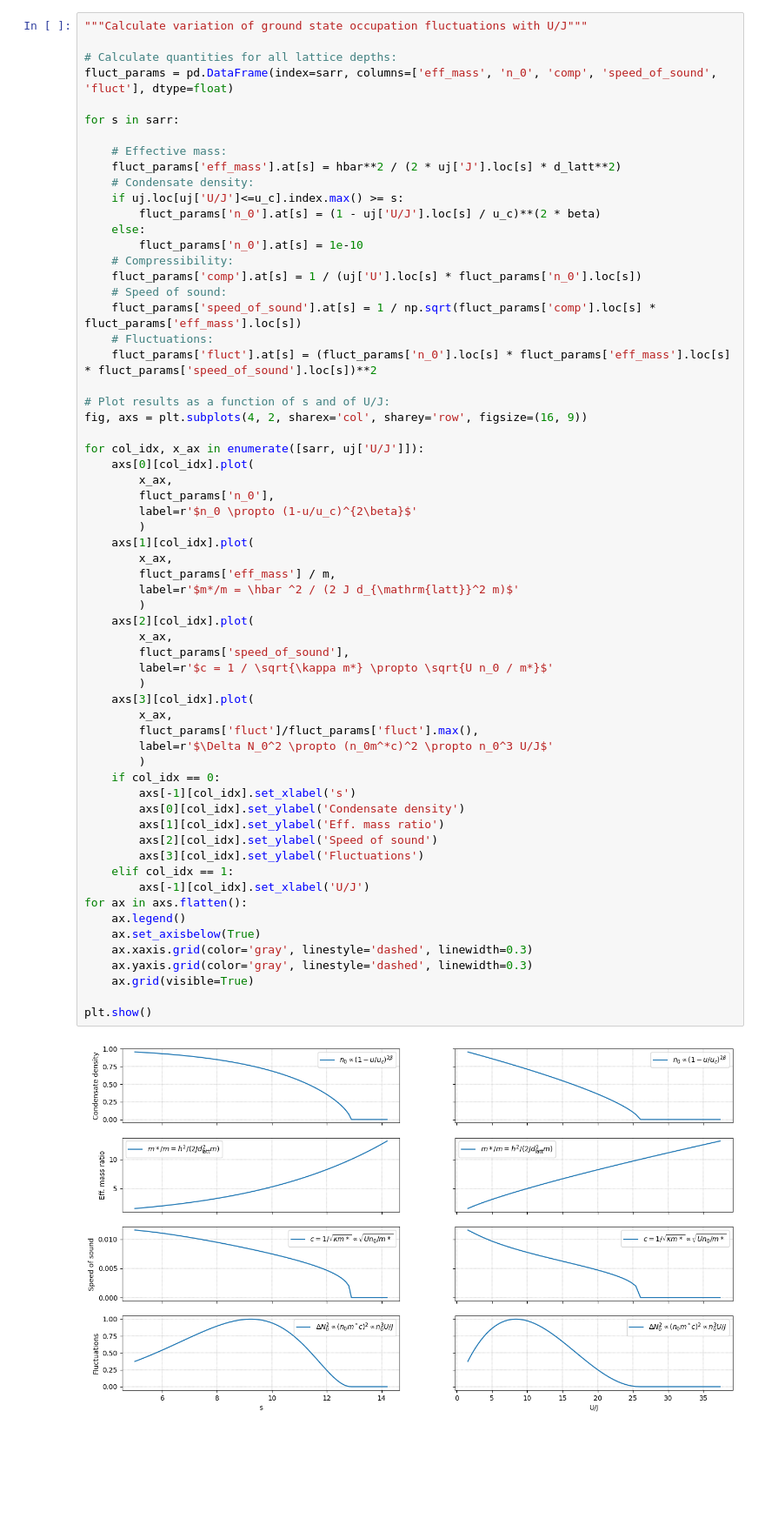
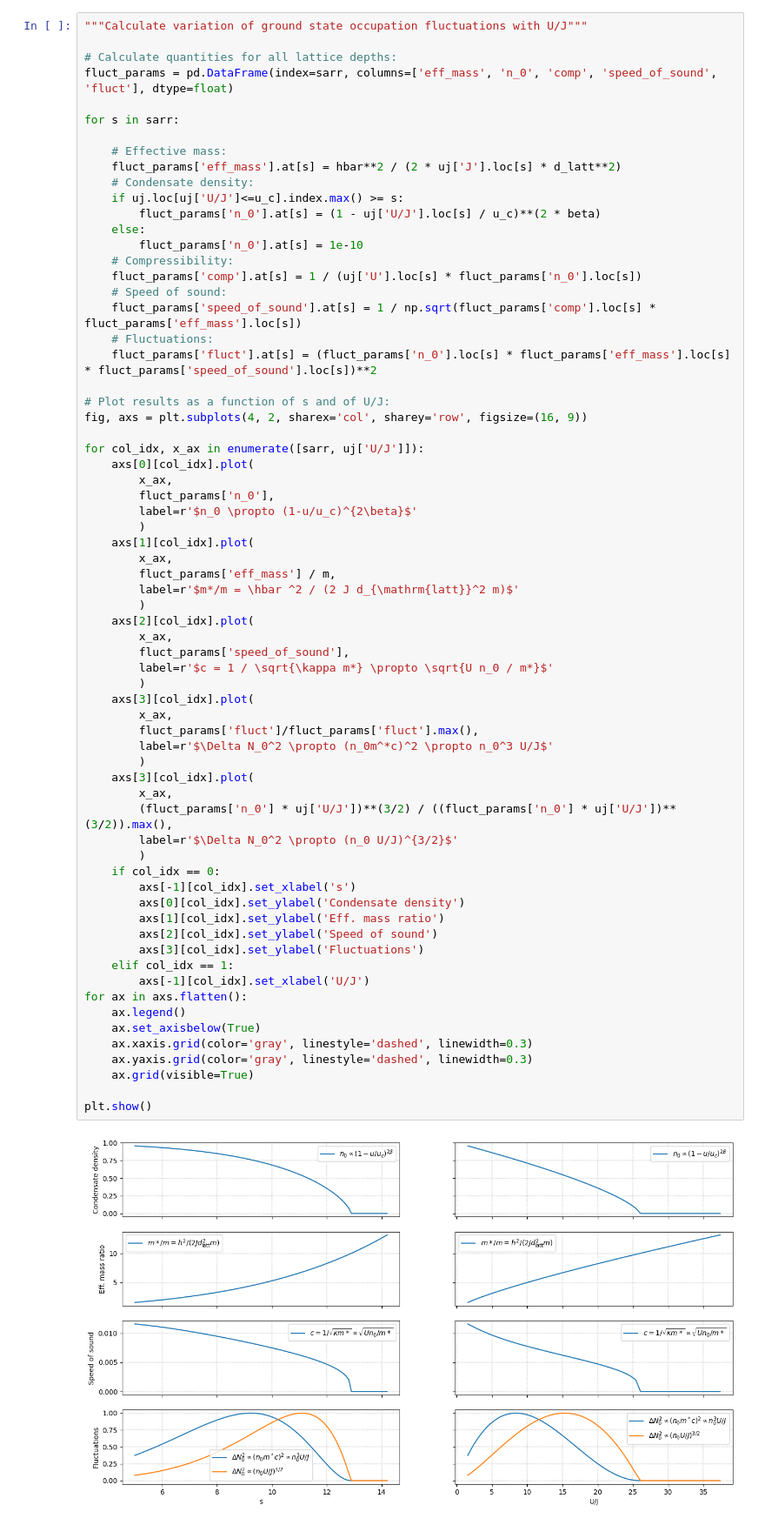
Before and after one commit to HeliumIOGS/Optical-Trap-Calculations, a Jupyter notebook: fluct_pred.ipynb, the cells around one changed output. Shown at 87% size. Cells and saved outputs as stored; diff of their text form; blank space fills up the shorter version.

```diff
--- a/fluct_pred.ipynb
+++ b/fluct_pred.ipynb
@@ -166,31 +172,36 @@ for col_idx, x_ax in enumerate([sarr, uj['U/J']]):
         fluct_params['eff_mass'] / m,
         label=r'$m*/m = \hbar ^2 / (2 J d_{\mathrm{latt}}^2 m)$'
         )
     axs[2][col_idx].plot(
         x_ax,
         fluct_params['speed_of_sound'],
         label=r'$c = 1 / \sqrt{\kappa m*} \propto \sqrt{U n_0 / m*}$'
         )
     axs[3][col_idx].plot(
         x_ax,
         fluct_params['fluct']/fluct_params['fluct'].max(),
         label=r'$\Delta N_0^2 \propto (n_0m^*c)^2 \propto n_0^3 U/J$'
         )
+    axs[3][col_idx].plot(
+        x_ax,
+        (fluct_params['n_0'] * uj['U/J'])**(3/2) / ((fluct_params['n_0'] * uj['U/J'])**(3/2)).max(),
+        label=r'$\Delta N_0^2 \propto (n_0 U/J)^{3/2}$'
+        )
     if col_idx == 0:
         axs[-1][col_idx].set_xlabel('s')
         axs[0][col_idx].set_ylabel('Condensate density')
         axs[1][col_idx].set_ylabel('Eff. mass ratio')
         axs[2][col_idx].set_ylabel('Speed of sound')
         axs[3][col_idx].set_ylabel('Fluctuations')
     elif col_idx == 1:
         axs[-1][col_idx].set_xlabel('U/J')
 for ax in axs.flatten():
     ax.legend()
     ax.set_axisbelow(True)
     ax.xaxis.grid(color='gray', linestyle='dashed', linewidth=0.3)
     ax.yaxis.grid(color='gray', linestyle='dashed', linewidth=0.3)
     ax.grid(visible=True)
 
 plt.show()
 # %% [output]
-[figure, old version]
+[figure, new version]
```
Also changed, not shown: parts of 1 cell of this notebook.
